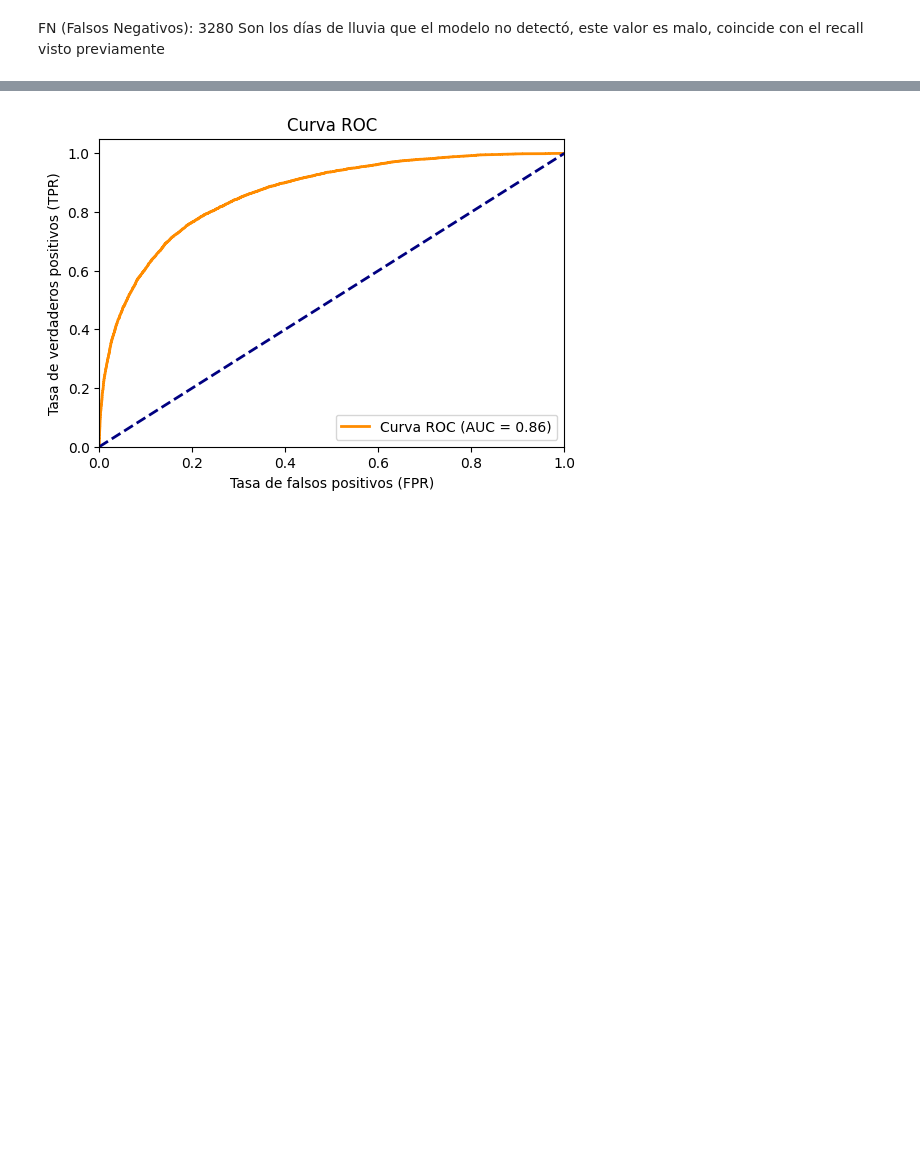
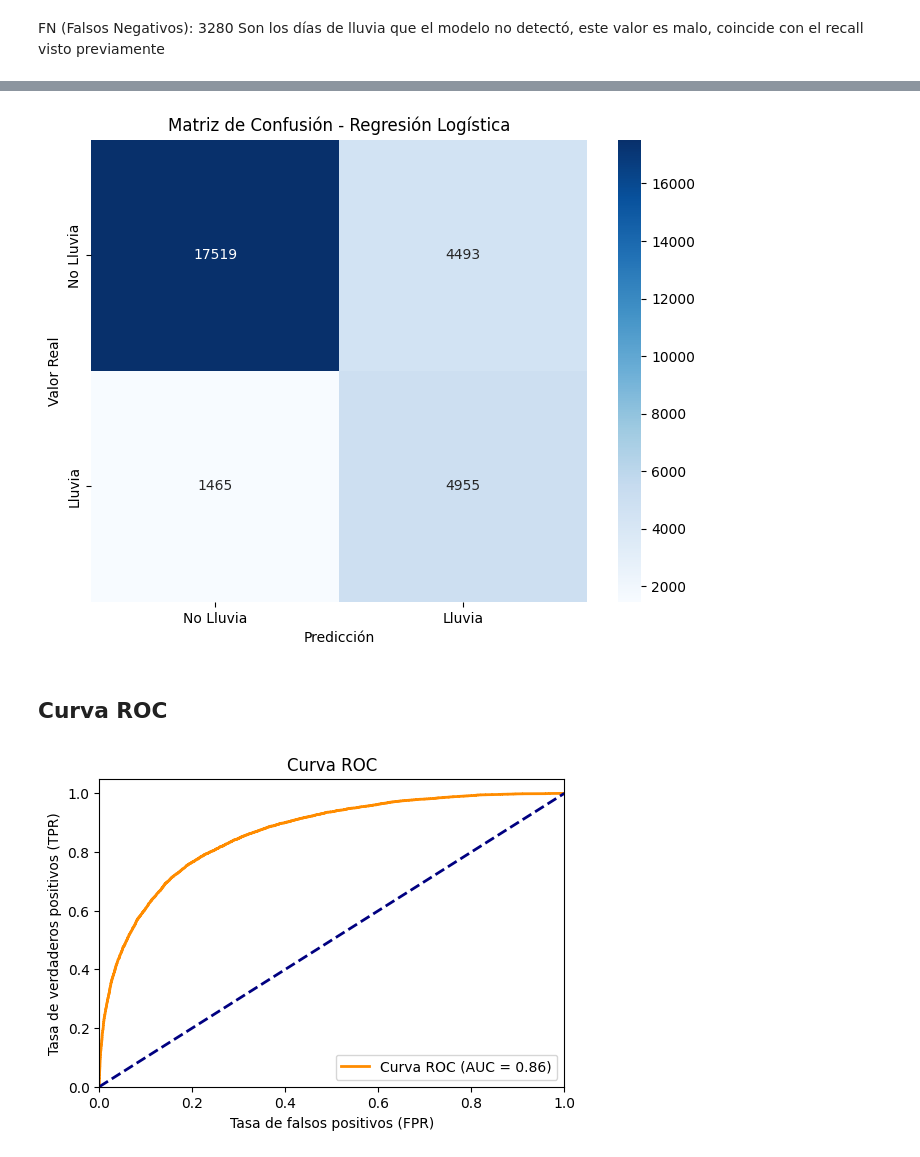
Before and after one commit to FacundoMol/AA1-TUIA-Molina-Romano-Troanes, a Jupyter notebook: TP-CLASIFICACION-AA1.ipynb, the cells around one changed output, grey strips where cells are left out. Saved outputs shown, nothing was run; the diff lists cells and outputs as text; code cells hidden in the pictures; blank space fills up the shorter version.

Commit message:
Agrego regresion logistica class_weight balanced

```diff
--- a/TP-CLASIFICACION-AA1.ipynb
+++ b/TP-CLASIFICACION-AA1.ipynb
@@ -761,3 +763,18 @@ FN (Falsos Negativos): 3280  Son los días de lluvia que el modelo no detectó,
+# %%
+confusion_matrix_logreg = confusion_matrix(y_test, y_pred_weight)
+
+plt.figure(figsize=(8, 6))
+sns.heatmap(confusion_matrix_logreg, annot=True, fmt='d', cmap='Blues',
+            xticklabels=['No Lluvia', 'Lluvia'],
+            yticklabels=['No Lluvia', 'Lluvia'])
+plt.title('Matriz de Confusión - Regresión Logística')
+plt.xlabel('Predicción')
+plt.ylabel('Valor Real')
+plt.show()
+# %% [output]
+[figure, added]
+# %% [markdown]
+## Curva ROC
 # %%
 # Obtenemos las probabilidades de predicción del modelo
 y_probs = model.predict_proba(X_test_escalado)[:, 1]
```
Also changed, not shown: parts of 6 cells of this notebook.
